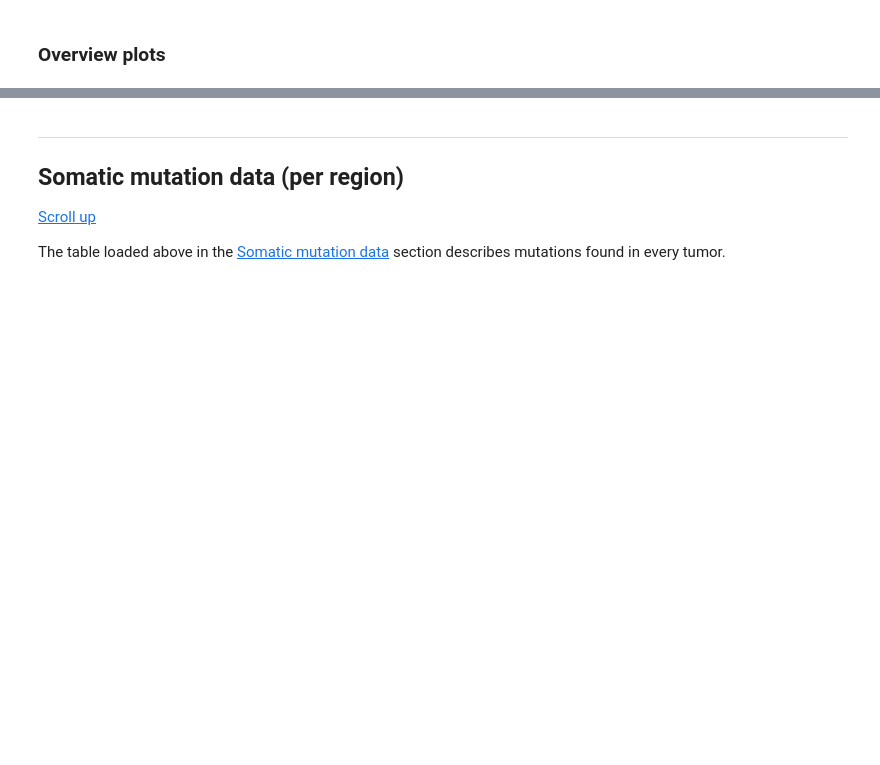
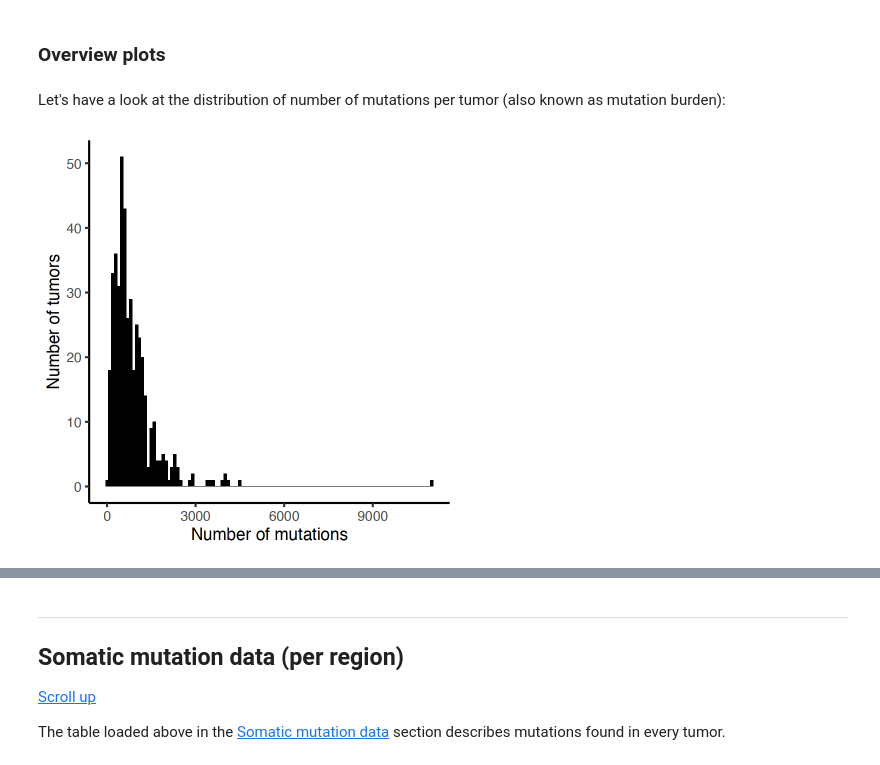
Before and after one commit to McGranahanLab/LCCE_workshop_2023, a Jupyter notebook: columns_description.ipynb, the cells around one changed output, grey strips where cells are left out. Saved outputs shown, nothing was run; the diff lists cells and outputs as text; code cells hidden in the pictures; blank space fills up the shorter version.

Commit message:
Added description of somatic mutation table (per tumor)

```diff
--- a/columns_description.ipynb
+++ b/columns_description.ipynb
@@ -283,2 +312,26 @@ colnames(mut_table)
+# %%
+mut_table = read_fst('figurecode/data/20221109_TRACERx421_mutation_table.fst')
+
+# simplify mutation_id, please do not skip this step
+muts_to_simplify <- grepl(';', mut_table$mutation_id)
+mut_table[muts_to_simplify, ]$mutation_id = sapply(mut_table[muts_to_simplify, ]$mutation_id,
+                                                   function(x) sub(':', paste0('_',
+                                                                               gsub('.*;', '', x),
+                                                                               ':'), x))
+mut_table[muts_to_simplify, ]$mutation_id = gsub(';.*', '',
+                                                 mut_table[muts_to_simplify, ]$mutation_id)
+
+# modify exonic.func column for clarity, please do not skip this step
+mut_table[grep('UNKNOWN', mut_table$exonic.func), ]$exonic.func <- 'unknown'
+
+# re-order columns for clarity, please do no skip this step
+mut_table <- mut_table[, c('patient_id', 'tumour_id', 'mutation_id',
+                           'chr', 'start', 'stop', 'ref', 'var',
+                           'Hugo_Symbol', 'func', 'exonic.func',
+                           'NucleotideChange', 'AAChange',
+                           'GL_VAF', 'GL_nAlt', 'GL_depth',
+                           'ITHState', 'PyCloneClonal_SC',
+                           'PyCloneCluster_SC', 'cleanCluster_SC',
+                           'combTiming_SC', 'DriverMut')]
 # %% [markdown]
 ### Column description <a class="anchor" id="Somatic-mutation-Columns"></a>
@@ -285,2 +380,17 @@ colnames(mut_table)
 # %% [markdown]
 ###  Overview plots  <a class="anchor" id="Somatic-plots"></a>
+# %% [markdown]
+Let's have a look at the distribution of number of mutations per tumor (also known as mutation burden):
+# %%
+n_muts_per_tumor = as.data.table(mut_table)
+n_muts_per_tumor = n_muts_per_tumor[,.(length(unique(mutation_id))),
+                                    by = tumour_id]
+setnames(n_muts_per_tumor, 'V1', 'n_muts')
+
+ggplot(n_muts_per_tumor, aes(x = n_muts)) +
+       geom_histogram(binwidth = 100, fill = 'black') +
+       xlab('Number of mutations') +
+       ylab('Number of tumors') +
+       theme_classic(base_size = 20)
+# %% [output]
+[figure, added]
```
Also changed, not shown: parts of 25 cells of this notebook.
